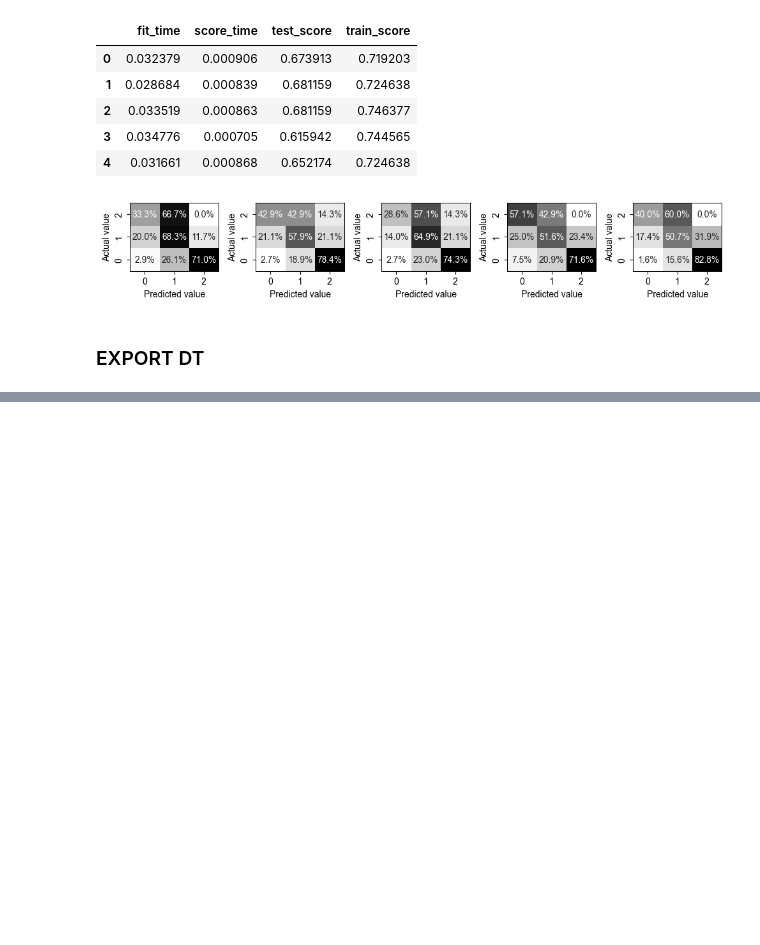
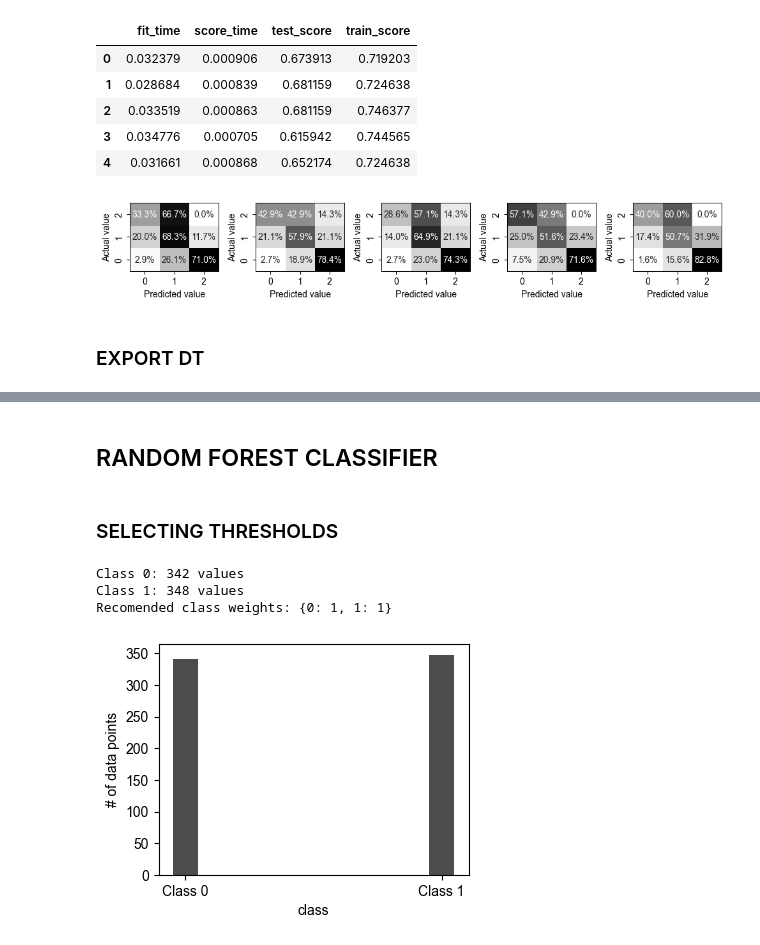
Before and after one commit to ljkaras/tree-based-methods, a Jupyter notebook: tree_based_methods.ipynb, the cells around one changed output, grey strips where cells are left out. Drawn from its saved outputs; the diff is of its cells as text; code cells hidden in the pictures; blank space fills up the shorter version.

```diff
--- a/tree_based_methods.ipynb
+++ b/tree_based_methods.ipynb
@@ -760,0 +768,80 @@ Average cross-validation score: 0.66
+# %% [markdown]
+## RANDOM FOREST CLASSIFIER
+# %% [markdown]
+### SELECTING THRESHOLDS
+# %%
+# enter your training dataframe:
+
+RF_data = final_data.copy()
+
+# enter the name of your response column:
+
+response = "sf_mp_average"
+
+# enter the cutoff you want:
+
+cutoffs_RF = {
+    'cutoff_1': 150,
+    'cutoff_2': None,
+    'cutoff_3': None,  # Enter a new class if needed
+    'cutoff_4': None,  # Enter a new class if needed
+    'cutoff_5': None,  # Enter a new class if needed
+}
+
+################## no changes below here ######################
+
+pattern = r'^x([1-9]\d{0,2}|1000)_'
+properties_start = next((col for col in data.columns if re.match(pattern, col)), None)
+properties_start_idx = data.columns.get_loc(properties_start)
+
+
+XRF = RF_data.iloc[:,properties_start_idx:].values
+yRF = RF_data[response]
+
+## cutoffs:
+
+cutoff_RF_values = [value for value in cutoffs_RF.values() if value is not None]
+cutoff_RF_values.sort()
+
+# Create y_class based on the sorted cutoffs
+yRF_class = []
+for i in yRF:
+    for idx, cutoff in enumerate(cutoff_RF_values):
+        if i < cutoff:
+            yRF_class.append(idx)
+            break
+    else:
+        # If the value doesn't match any cutoff, assign it to the last class
+        yRF_class.append(len(cutoff_RF_values))
+
+yRF_class = np.array(yRF_class)
+yRF_class = yRF_class.astype(int)
+X_labelname = RF_data.columns[properties_start_idx:].tolist()
+
+
+RF_class_counts = np.bincount(yRF_class)
+
+# Print the number of values in each class
+for class_num, count in enumerate(RF_class_counts):
+    print(f"Class {class_num}: {count} values")
+
+
+###
+RF_max_count = np.max(RF_class_counts)
+RF_ratios = {i: int(round(max_count / count)) for i, count in enumerate(RF_class_counts)}
+print(f"Recomended class weights: {RF_ratios}")
+
+
+# Plot the class counts as a histogram
+plt.figure(figsize=(4, 3))
+plt.bar(range(len(RF_class_counts)), RF_class_counts, width=0.1, color='black', label='Test set', alpha=0.7)
+plt.xlabel("class")
+plt.ylabel("# of data points")
+plt.xticks(range(len(RF_class_counts)), [f"Class {class_num}" for class_num in range(len(RF_class_counts))])
+
+plt.show()
+# %% [output]
+Class 0: 342 values
+Class 1: 348 values
+Recomended class weights: {0: 1, 1: 1}
+[figure, added]
```
Also changed, not shown: parts of 19 cells of this notebook.
